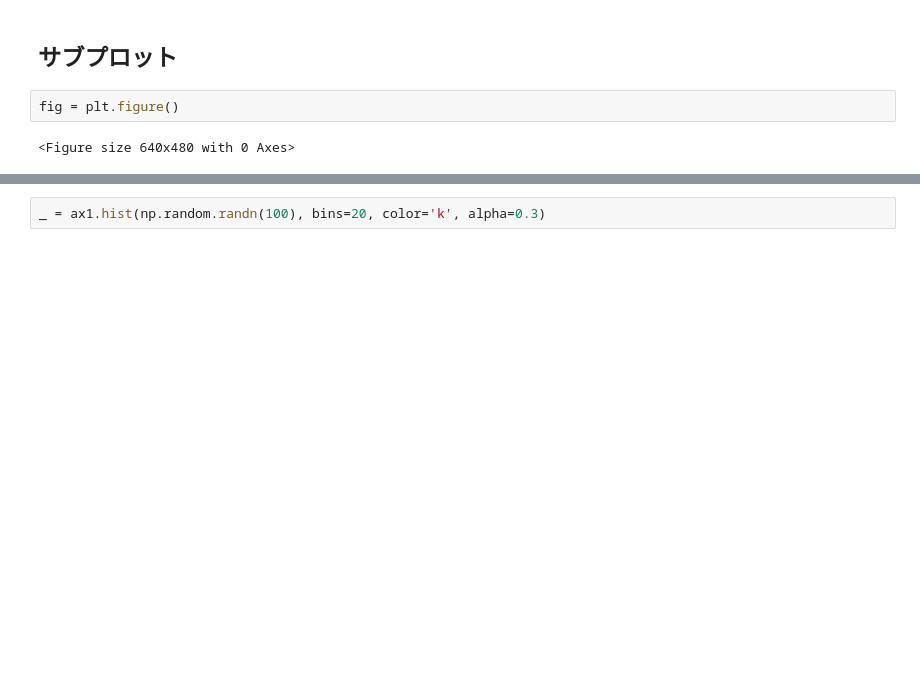
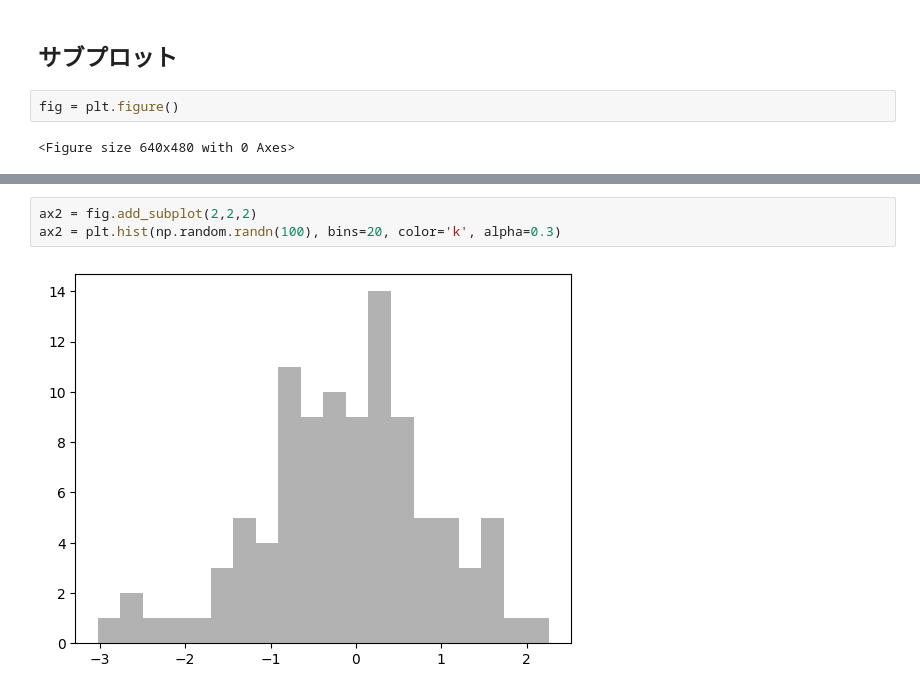
Before and after one commit to tker-78/visualization-training, a Jupyter notebook: notebook/matplotlib.ipynb, the cells around one changed output, grey strips where cells are left out. Cells and saved outputs as stored; diff of their text form; blank space fills up the shorter version.

```diff
--- a/notebook/matplotlib.ipynb
+++ b/notebook/matplotlib.ipynb
@@ -34,3 +28,6 @@ plt.plot(np.random.randn(50).cumsum(), 'k--')
 # %%
-_ = ax1.hist(np.random.randn(100), bins=20, color='k', alpha=0.3)
+ax2 = fig.add_subplot(2,2,2)
+ax2 = plt.hist(np.random.randn(100), bins=20, color='k', alpha=0.3)
+# %% [output]
+[figure, added]
 # %%
```
Also changed, not shown: parts of 8 cells of this notebook.
